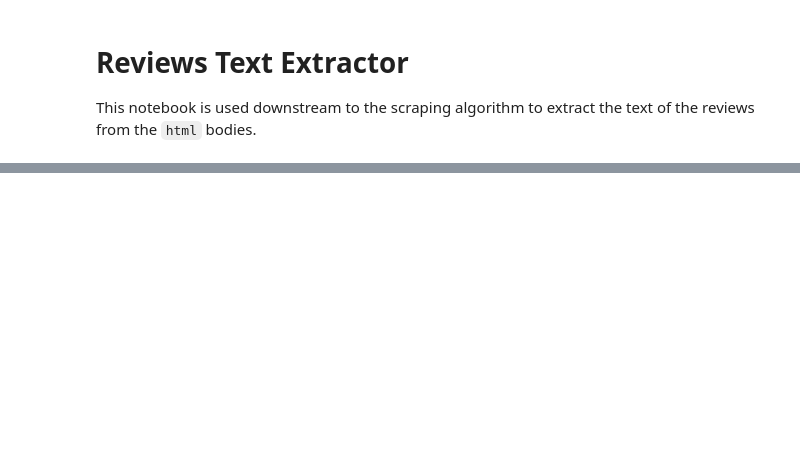
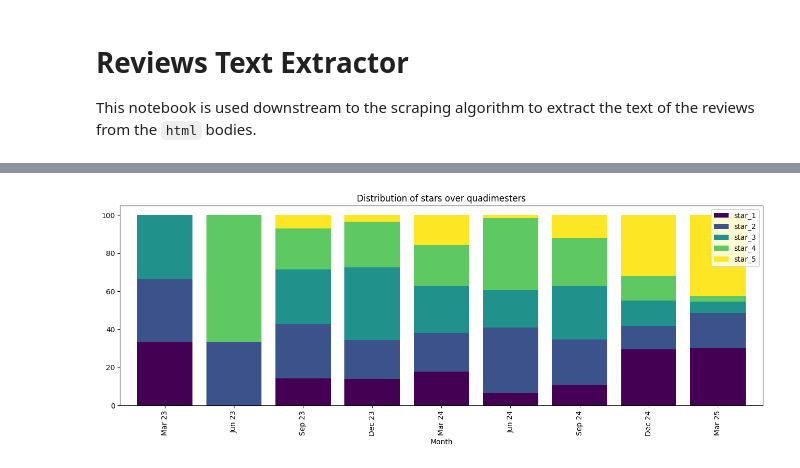
Before and after one commit to MrPio/AmazonReviewsMarketTrends, a Jupyter notebook: scraper/2-cleaner.ipynb, the cells around one changed output, grey strips where cells are left out. Saved outputs shown, nothing was run; the diff lists cells and outputs as text; code cells hidden in the pictures; blank space fills up the shorter version.

```diff
--- a/scraper/2-cleaner.ipynb
+++ b/scraper/2-cleaner.ipynb
@@ -47,0 +95,17 @@ df.to_csv('reviews_clean.csv')
+# %%
+monthly_df = aggregate_stars(
+    'Q')[['end_timestamp', 'star_1', 'star_2', 'star_3', 'star_4', 'star_5']]
+df_percent = monthly_df.drop(columns=['end_timestamp']).div(
+    monthly_df.drop(columns=['end_timestamp']).sum(axis=1), axis=0) * 100
+df_percent['end_timestamp'] = monthly_df['end_timestamp']
+
+ax = df_percent.plot(
+    kind='bar', x='end_timestamp', stacked=True, figsize=(16, 5), colormap='viridis', width=.8)
+ax.set_xticklabels([d.strftime('%b %y')
+                   for d in df_percent['end_timestamp']])
+
+ax.set_xlabel('Month')
+ax.set_title('Distribution of stars over quadimesters')
+plt.show()
+# %% [output]
+[figure, added]
```
Also changed, not shown: parts of 7 cells of this notebook, 1 other file.
